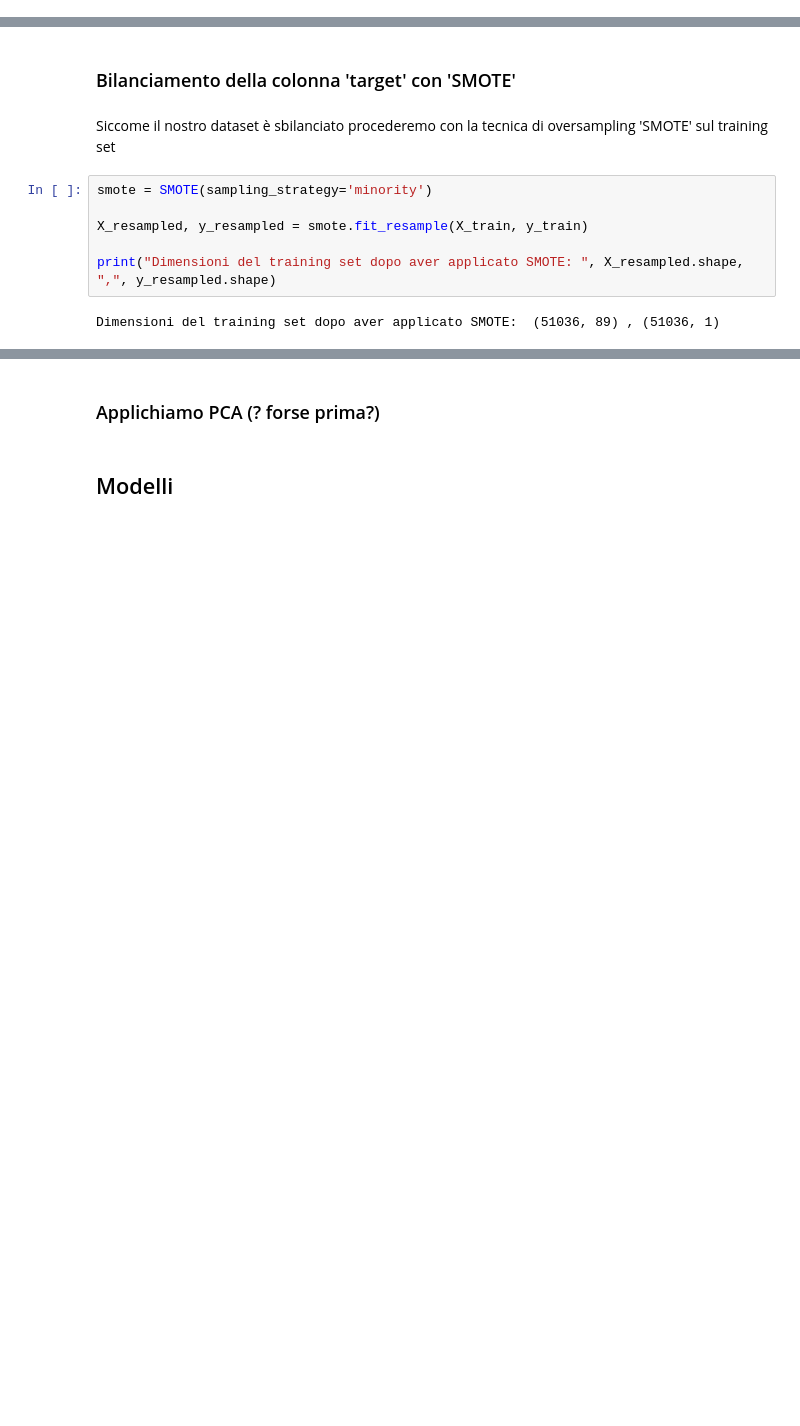
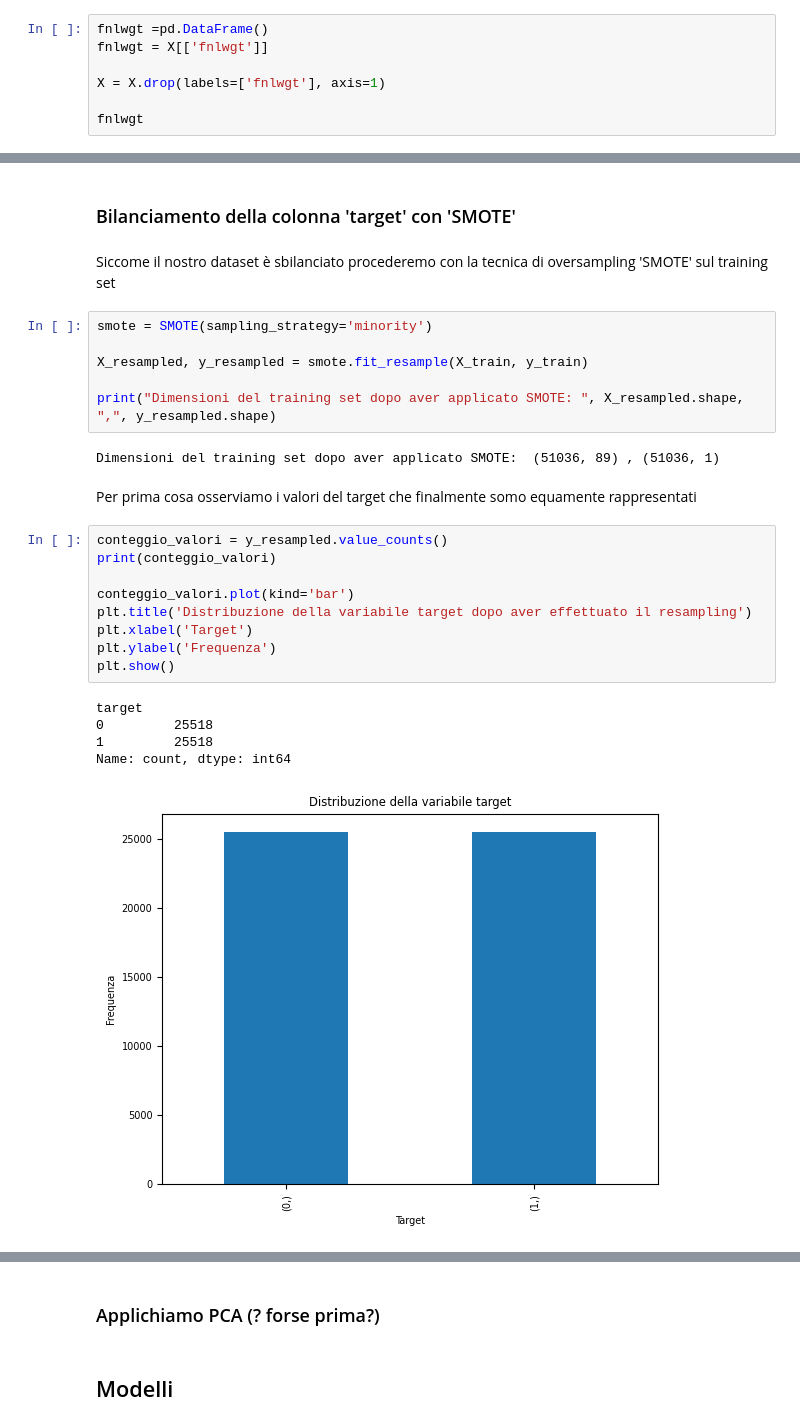
Before and after one commit to NicoSanse/ML_Project, a Jupyter notebook: Project.ipynb, the cells around one changed output, grey strips where cells are left out. Saved outputs shown, nothing was run; the diff lists cells and outputs as text; blank space fills up the shorter version.

```diff
--- a/Project.ipynb
+++ b/Project.ipynb
@@ -1160,0 +1145,7 @@ X.tail()
+# %%
+fnlwgt =pd.DataFrame()
+fnlwgt = X[['fnlwgt']]
+
+X = X.drop(labels=['fnlwgt'], axis=1)
+
+fnlwgt
@@ -1180,3 +1185,20 @@ X_resampled, y_resampled = smote.fit_resample(X_train, y_train)
 print("Dimensioni del training set dopo aver applicato SMOTE: ", X_resampled.shape, ",", y_resampled.shape)
 # %% [output]
 Dimensioni del training set dopo aver applicato SMOTE:  (51036, 89) , (51036, 1)
+# %% [markdown]
+Per prima cosa osserviamo i valori del target che finalmente somo equamente rappresentati
+# %%
+conteggio_valori = y_resampled.value_counts()
+print(conteggio_valori)
+
+conteggio_valori.plot(kind='bar')
+plt.title('Distribuzione della variabile target dopo aver effettuato il resampling')
+plt.xlabel('Target')
+plt.ylabel('Frequenza')
+plt.show()
+# %% [output]
+target
+0         25518
+1         25518
+Name: count, dtype: int64
+[figure, added]
```
Also changed, not shown: parts of 13 cells of this notebook.
